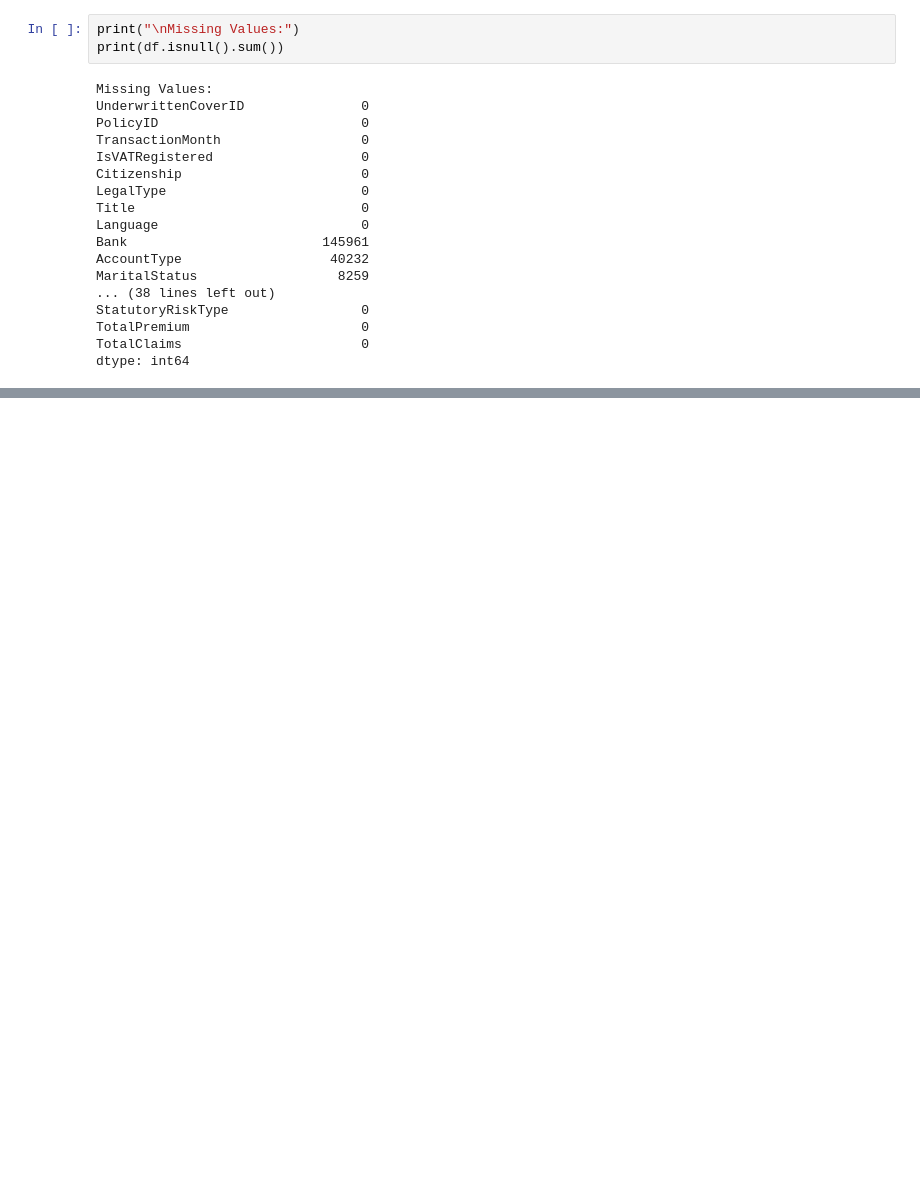
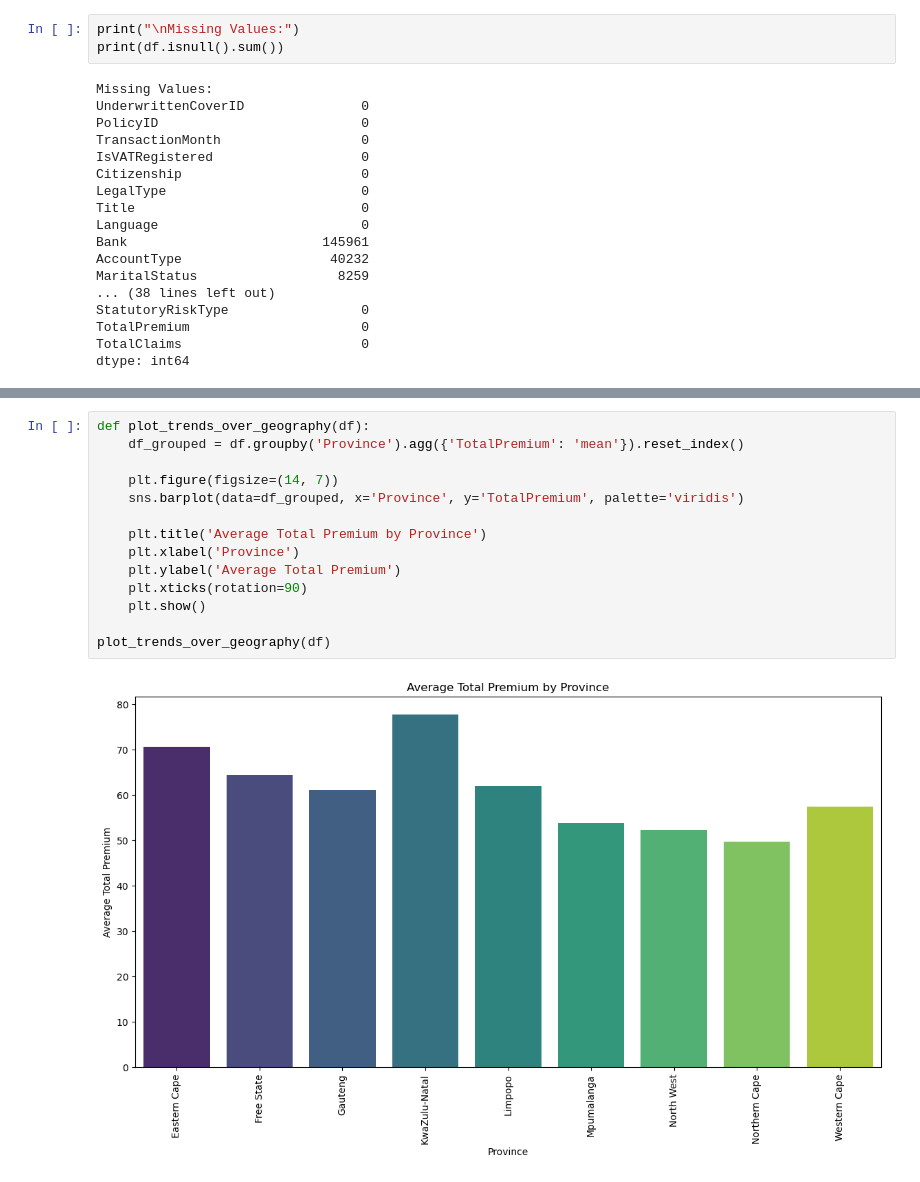
Before and after one commit to nejat-sultan/AlphaCare-Insurance-Solutions, a Jupyter notebook: notebooks/eda.ipynb, the cells around one changed output, grey strips where cells are left out. Drawn from its saved outputs; the diff is of its cells as text; blank space fills up the shorter version.

```diff
--- a/notebooks/eda.ipynb
+++ b/notebooks/eda.ipynb
@@ -118,0 +155,16 @@ univariate_analysis(df)
+# %%
+def plot_trends_over_geography(df):
+    df_grouped = df.groupby('Province').agg({'TotalPremium': 'mean'}).reset_index()
+
+    plt.figure(figsize=(14, 7))
+    sns.barplot(data=df_grouped, x='Province', y='TotalPremium', palette='viridis')
+
+    plt.title('Average Total Premium by Province')
+    plt.xlabel('Province')
+    plt.ylabel('Average Total Premium')
+    plt.xticks(rotation=90)
+    plt.show()
+
+plot_trends_over_geography(df)
+# %% [output]
+[figure, added]
```
Also changed, not shown: parts of 5 cells of this notebook.
